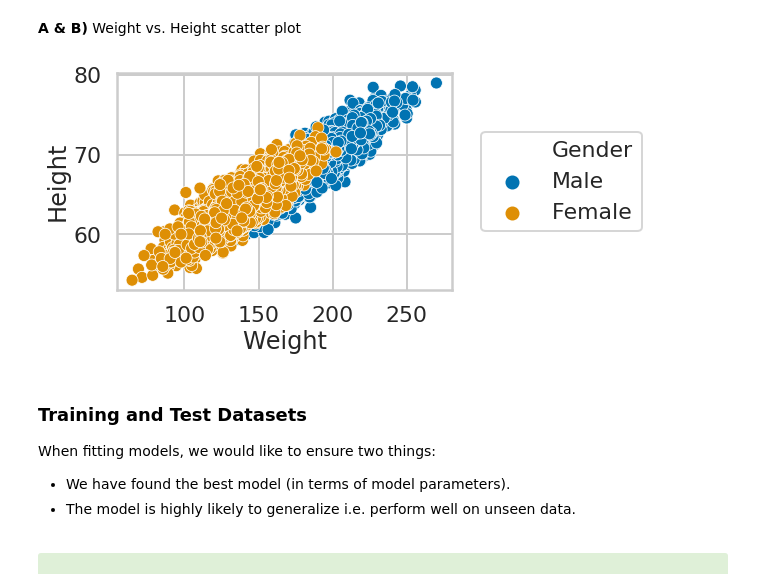
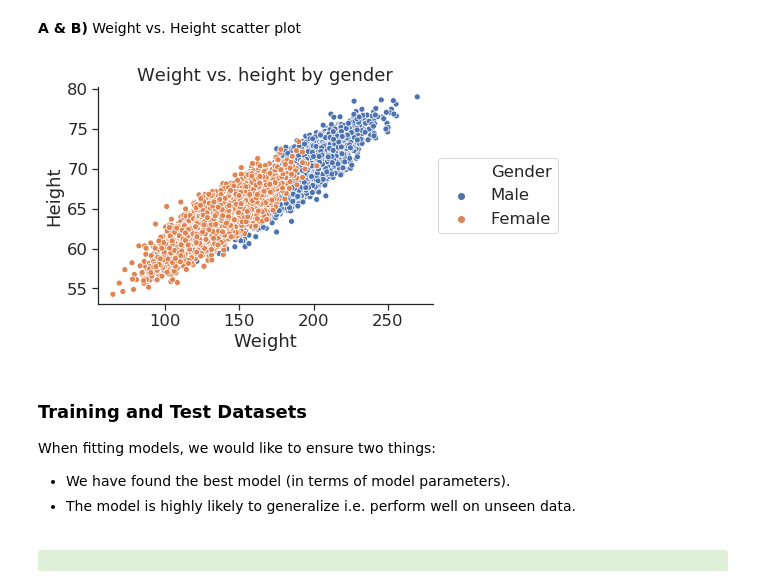
Before and after one commit to gperdrizet/logistic_regression, a Jupyter notebook: Mini_Project_Logistic_Regression.ipynb, the cells around one changed output. Saved outputs shown, nothing was run; the diff lists cells and outputs as text; code cells hidden in the pictures.

```diff
--- a/Mini_Project_Logistic_Regression.ipynb
+++ b/Mini_Project_Logistic_Regression.ipynb
@@ -125,19 +125,24 @@ with the "response" or "label" $y$ as a plain array of 0s and 1s for binary clas
 # %%
 import matplotlib.pyplot as plt
 import seaborn as sns
+
 %matplotlib inline
 
 gender_plot = sns.scatterplot(x=dflog.Weight,
                        y=dflog.Height,
                        hue=dflog.Gender,
                        data=dflog,
-                       palette="colorblind",
+                       palette="deep",
                        legend='full')
 
-gender_plot.legend(loc='right', bbox_to_anchor=(1.6, 0.5), ncol=1)
-plt.show()
+gender_plot.legend(loc='right', bbox_to_anchor=(1.4, 0.5), ncol=1)
+gender_plot.set_title('Weight vs. height by gender')
+
+sns.set_style("ticks")
+sns.set_context("notebook", font_scale=1.5, rc={"lines.linewidth": 2.5})
+sns.despine()
 # %% [output]
-[figure, old version]
+[figure, new version]
 # %% [markdown]
 ### Training and Test Datasets
 
```
Also changed, not shown: parts of 14 cells of this notebook, 1 other file.
